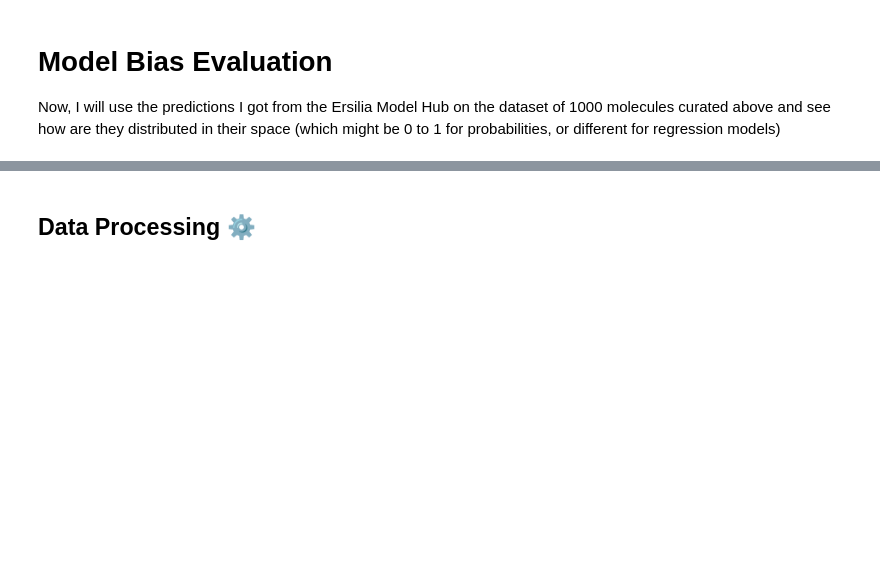
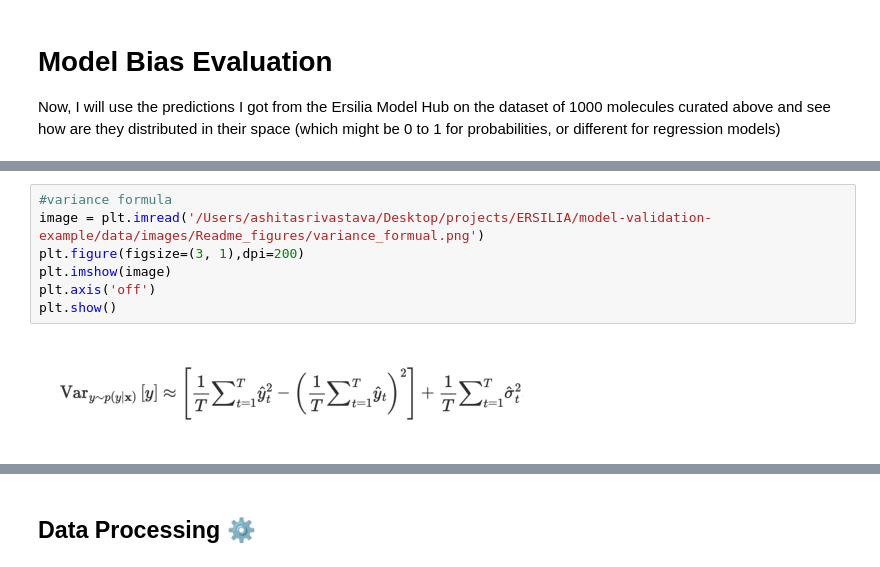
Before and after one commit to Ashita17/Ersilia-Outreachy, a Jupyter notebook: model-validation-example/notebooks/00_model_bias.ipynb, the cells around one changed output, grey strips where cells are left out. Saved outputs shown, nothing was run; the diff lists cells and outputs as text; blank space fills up the shorter version.

```diff
--- a/model-validation-example/notebooks/00_model_bias.ipynb
+++ b/model-validation-example/notebooks/00_model_bias.ipynb
@@ -115,3 +120,12 @@ Comment on uncertainity : The uncertainity or VARIANCE is the sum total of quant
+# %%
+#variance formula
+image = plt.imread('/Users/ashitasrivastava/Desktop/projects/ERSILIA/model-validation-example/data/images/Readme_figures/variance_formual.png')
+plt.figure(figsize=(3, 1),dpi=200)
+plt.imshow(image)
+plt.axis('off')
+plt.show()
+# %% [output]
+[figure, added]
 # %%
 #modifying the dataframe to depict the uncertainity associated with the observations
 #NOTE: Variance is a property I have added for analyis, it is not the output of the model, the model has only three outputs 'score','alea' and 'epis'
```
Also changed, not shown: parts of 10 cells of this notebook, 1 other file.
